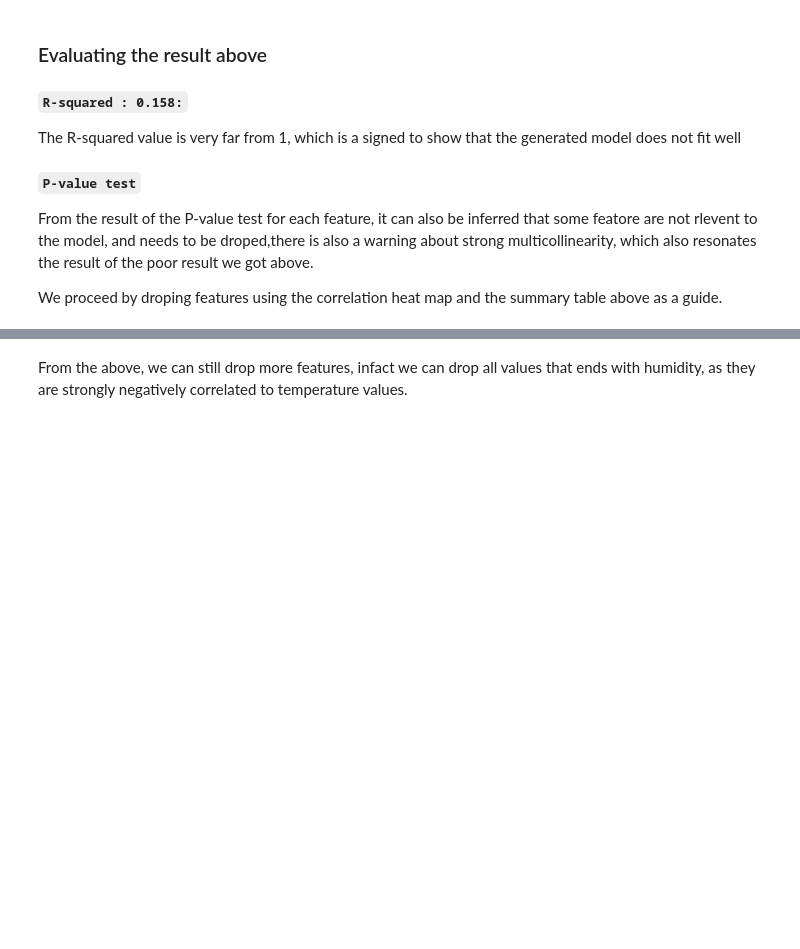
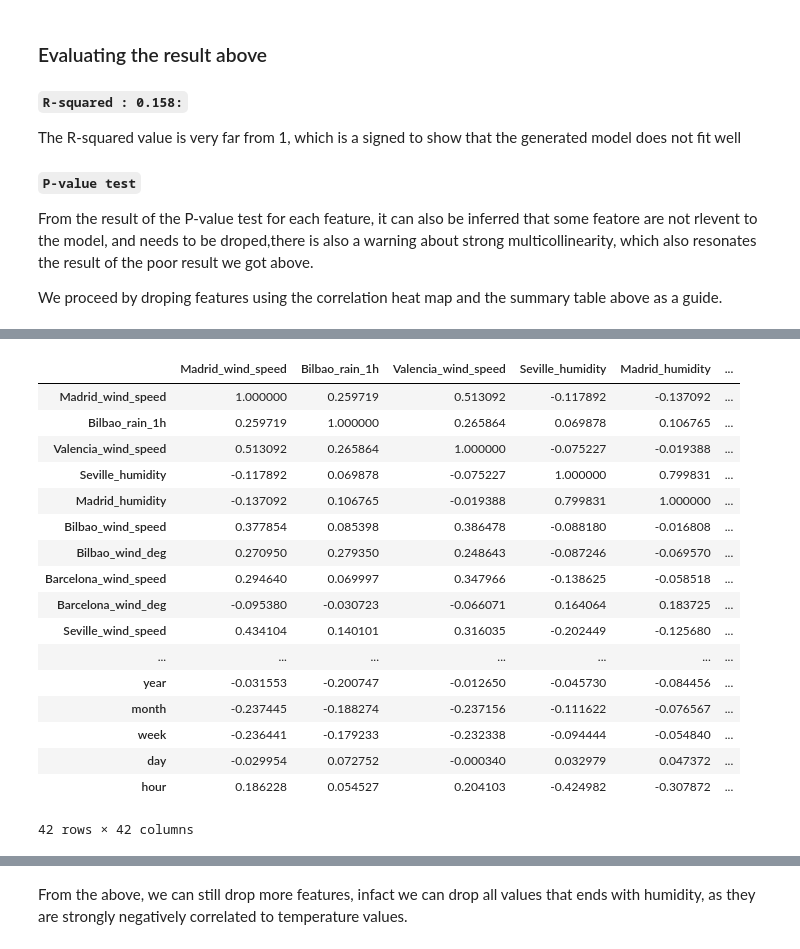
Before and after one commit to endiesworld/EDSA_OCT21_TEAM1_Predict, a Jupyter notebook: starter-notebook.ipynb, the cells around one changed output, grey strips where cells are left out. Saved outputs shown, nothing was run; the diff lists cells and outputs as text; code cells hidden in the pictures; blank space fills up the shorter version.

```diff
--- a/starter-notebook.ipynb
+++ b/starter-notebook.ipynb
@@ -359,0 +331,4 @@ memory usage: 2.3 MB
+# %%
+improved_df = object_converter(improved_df)
+improved_df_2 = improved_df.copy() # Create a copy of the dataset, to enable modeling with two different dataset
+improved_df_2.info()
@@ -367,10 +360,3 @@ improved_df_2.head()
 | 3 | 2015-01-01 12:00:00 | 1.000000 | 0.0 | 1.000000 | 65.333333 | 56.333333 | ... |
 | 4 | 2015-01-01 15:00:00 | 1.000000 | 0.0 | 1.000000 | 59.000000 | 57.000000 | ... |
 5 rows × 62 columns
-# %%
-improved_df_2['year'] = improved_df_2['time'].dt.year
-improved_df_2['month'] = improved_df_2['time'].dt.month
-improved_df_2['week'] = improved_df_2['time'].dt.week
-improved_df_2['day'] = improved_df_2['time'].dt.day
-improved_df_2['hour'] = improved_df_2['time'].dt.hour
-improved_df_2.head()
@@ -400,0 +363,13 @@ memory usage: 479.2 KB
+# %%
+#Split datetime columns to year, month, week, day and hour columns
+
+def split_datetime_col(df, col):
+    new_df = df.copy()
+    new_df['year'] = new_df[col].dt.year
+    new_df['month'] = new_df[col].dt.month
+    new_df['week'] = new_df[col].dt.week
+    new_df['day'] = new_df[col].dt.day
+    new_df['hour'] = new_df[col].dt.hour
+    return new_df
+improved_df_2 = split_datetime_col(improved_df_2, 'time')
+improved_df_2.head()
@@ -662,0 +609,21 @@ improved_df_2_reduced_col.head()
+# %%
+reduced_improved_df_2.corr()
+# %% [output]
+|  | Madrid_wind_speed | Bilbao_rain_1h | Valencia_wind_speed | Seville_humidity | Madrid_humidity | ... |
+| Madrid_wind_speed | 1.000000 | 0.259719 | 0.513092 | -0.117892 | -0.137092 | ... |
+| Bilbao_rain_1h | 0.259719 | 1.000000 | 0.265864 | 0.069878 | 0.106765 | ... |
+| Valencia_wind_speed | 0.513092 | 0.265864 | 1.000000 | -0.075227 | -0.019388 | ... |
+| Seville_humidity | -0.117892 | 0.069878 | -0.075227 | 1.000000 | 0.799831 | ... |
+| Madrid_humidity | -0.137092 | 0.106765 | -0.019388 | 0.799831 | 1.000000 | ... |
+| Bilbao_wind_speed | 0.377854 | 0.085398 | 0.386478 | -0.088180 | -0.016808 | ... |
+| Bilbao_wind_deg | 0.270950 | 0.279350 | 0.248643 | -0.087246 | -0.069570 | ... |
+| Barcelona_wind_speed | 0.294640 | 0.069997 | 0.347966 | -0.138625 | -0.058518 | ... |
+| Barcelona_wind_deg | -0.095380 | -0.030723 | -0.066071 | 0.164064 | 0.183725 | ... |
+| Seville_wind_speed | 0.434104 | 0.140101 | 0.316035 | -0.202449 | -0.125680 | ... |
+| ... | ... | ... | ... | ... | ... | ... |
+| year | -0.031553 | -0.200747 | -0.012650 | -0.045730 | -0.084456 | ... |
+| month | -0.237445 | -0.188274 | -0.237156 | -0.111622 | -0.076567 | ... |
+| week | -0.236441 | -0.179233 | -0.232338 | -0.094444 | -0.054840 | ... |
+| day | -0.029954 | 0.072752 | -0.000340 | 0.032979 | 0.047372 | ... |
+| hour | 0.186228 | 0.054527 | 0.204103 | -0.424982 | -0.307872 | ... |
+42 rows × 42 columns
```
Also changed, not shown: parts of 75 cells of this notebook, 2 other files.
